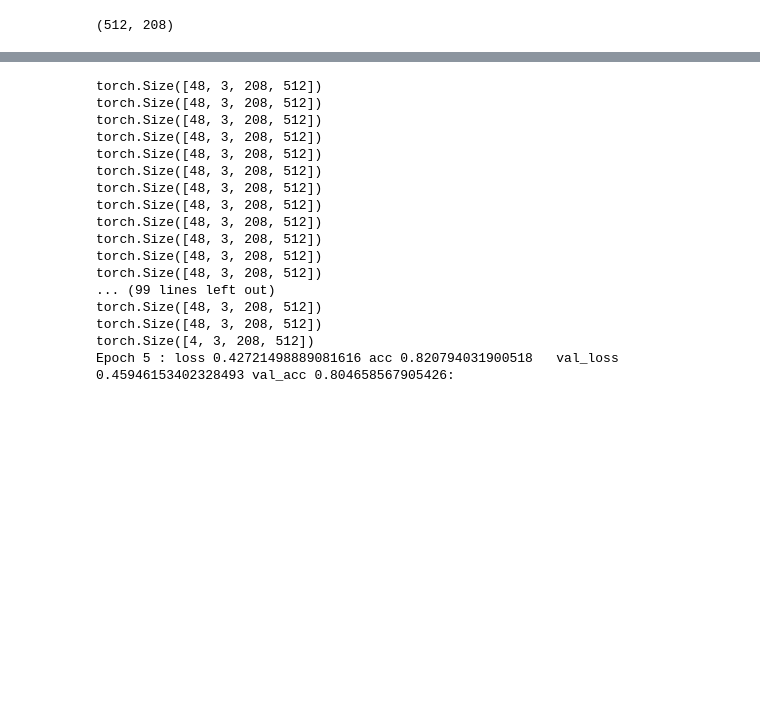
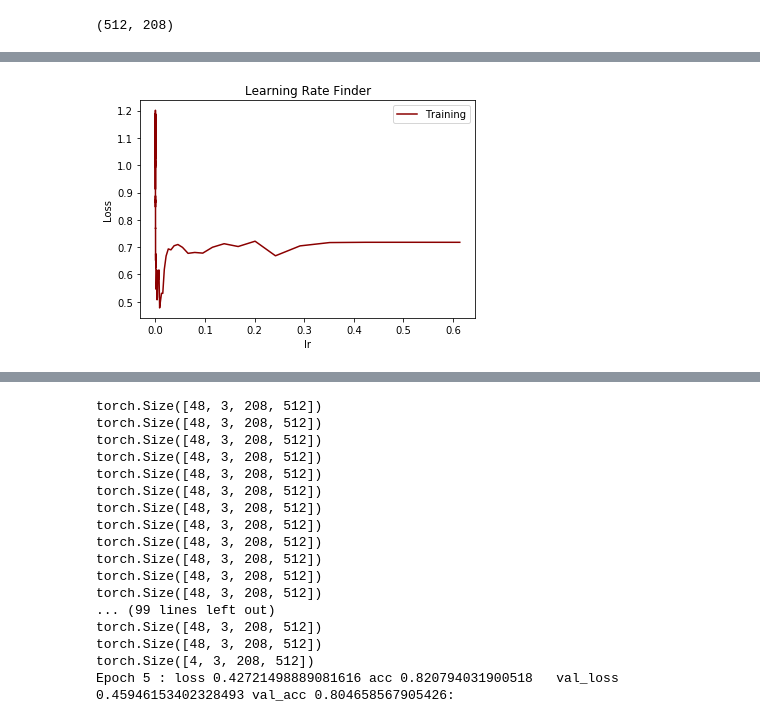
Before and after one commit to AndyChappell/SemanticSegmentation, a Jupyter notebook: dune_network.ipynb, the cells around one changed output, grey strips where cells are left out. Cells and saved outputs as stored; diff of their text form; code cells hidden in the pictures; blank space fills up the shorter version.

Commit message:
Add learning rate finder

```diff
--- a/dune_network.ipynb
+++ b/dune_network.ipynb
@@ -86,3 +86,27 @@ model = UNet(1, n_classes = n_classes, n_filters = 16, y_range = (0, n_classes))
 loss_fn = nn.CrossEntropyLoss(torch.tensor([0.,0.5,0.5]))
 #loss_fn = nn.modules.loss.BCELoss()
 optim = opt.Adam(model.parameters())
+# %%
+# Try to find the best learning rate
+def get_factor(start, stop, n):
+    ratio = stop / start
+    factor = ratio ** (1 / (n - 1))
+    return factor
+
+def get_running_factor(start, stop, n, epoch):
+    factor = get_factor(start, stop, n)
+    return factor ** epoch
+
+def multiplicative_slice(start, stop, n):
+    factor = get_factor(start, stop, n)
+    slices = [start * (factor ** i) for i in range(n)]
+    return np.array(slices)
+
+def ewma(current, new, alpha=0.1):
+    return current + alpha * (new - current)
+
+from torch.optim.lr_scheduler import LambdaLR
+niter = 100
+optim = opt.Adam(model.parameters(), lr=1e-7)
+lr_lambda = lambda batch : get_running_factor(1e-7, 10, niter, batch)
+scheduler = LambdaLR(optim, lr_lambda=lr_lambda)
@@ -88,0 +170,13 @@ optim = opt.Adam(model.parameters())
+# %%
+learning_rates = np.array(learning_rates).flatten()
+train_loss_epochs = np.array(train_loss_epochs)
+# %%
+fig, ax = plt.subplots()
+ax.set_title('Learning Rate Finder')
+ax.set_xlabel('lr')
+ax.set_ylabel('Loss')
+ax.plot(learning_rates, train_loss_epochs, label='Training', c='darkred')
+ax.legend(loc='upper right')
+fig.savefig("LossByLearningRate")
+# %% [output]
+[figure, added]
```
Also changed, not shown: parts of 5 cells of this notebook.
